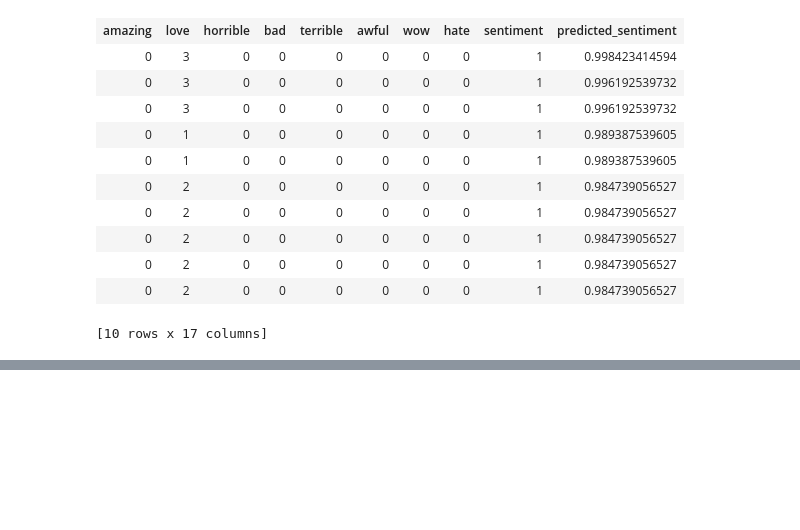
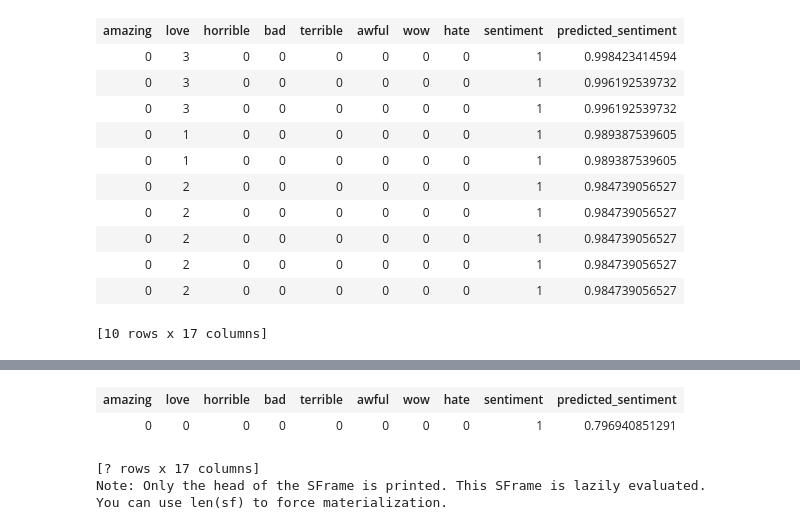
Before and after one commit to dslwz2008/opencourse, a Jupyter notebook: mlspec/Machina Learning Foundations/week3.ipynb, the cells around one changed output, grey strips where cells are left out. Cells and saved outputs as stored; diff of their text form; code cells hidden in the pictures; blank space fills up the shorter version.

```diff
--- a/mlspec/Machina Learning Foundations/week3.ipynb
+++ b/mlspec/Machina Learning Foundations/week3.ipynb
@@ -212,3 +232,7 @@ diaper_champ_reviews.head()
 | 0 | 2 | 0 | 0 | 0 | 0 | 0 | 0 | 1 | 0.984739056527 |
 | 0 | 2 | 0 | 0 | 0 | 0 | 0 | 0 | 1 | 0.984739056527 |
 [10 rows x 17 columns]
+# %%
+review='Baby Luke can turn a clean diaper to a dirty diaper in 3 seconds flat. The diaper champ turns the smelly diaper into "what diaper smell" in less time than that. I hesitated and wondered what I REALLY needed for the nursery. This is one of the best purchases we made. The champ, the baby bjorn, fluerville diaper bag, and graco pack and play bassinet all vie for the best baby purchase.Great product, easy to use, economical, effective, absolutly fabulous.UpdateI knew that I loved the champ, and useing the diaper genie at a friend\'s house REALLY reinforced that!! There is no comparison, the chanp is easy and smell free, the genie was difficult to use one handed (which is absolutly vital if you have a little one on a changing pad) and there was a deffinite odor eminating from the genieplus we found that the quick tie garbage bags where the ties are integrated into the bag work really well because there isn\'t any added bulk around the sealing edge of the champ.'
+diaper_champ_reviews[diaper_champ_reviews['review']==review]
+# %% [output]
@@ -214,0 +241,5 @@ diaper_champ_reviews.head()
+| amazing | love | horrible | bad | terrible | awful | wow | hate | sentiment | predicted_sentiment |
+| 0 | 0 | 0 | 0 | 0 | 0 | 0 | 0 | 1 | 0.796940851291 |
+[? rows x 17 columns]
+Note: Only the head of the SFrame is printed. This SFrame is lazily evaluated.
+You can use len(sf) to force materialization.
```
Also changed, not shown: parts of 7 cells of this notebook, 2 other files.
